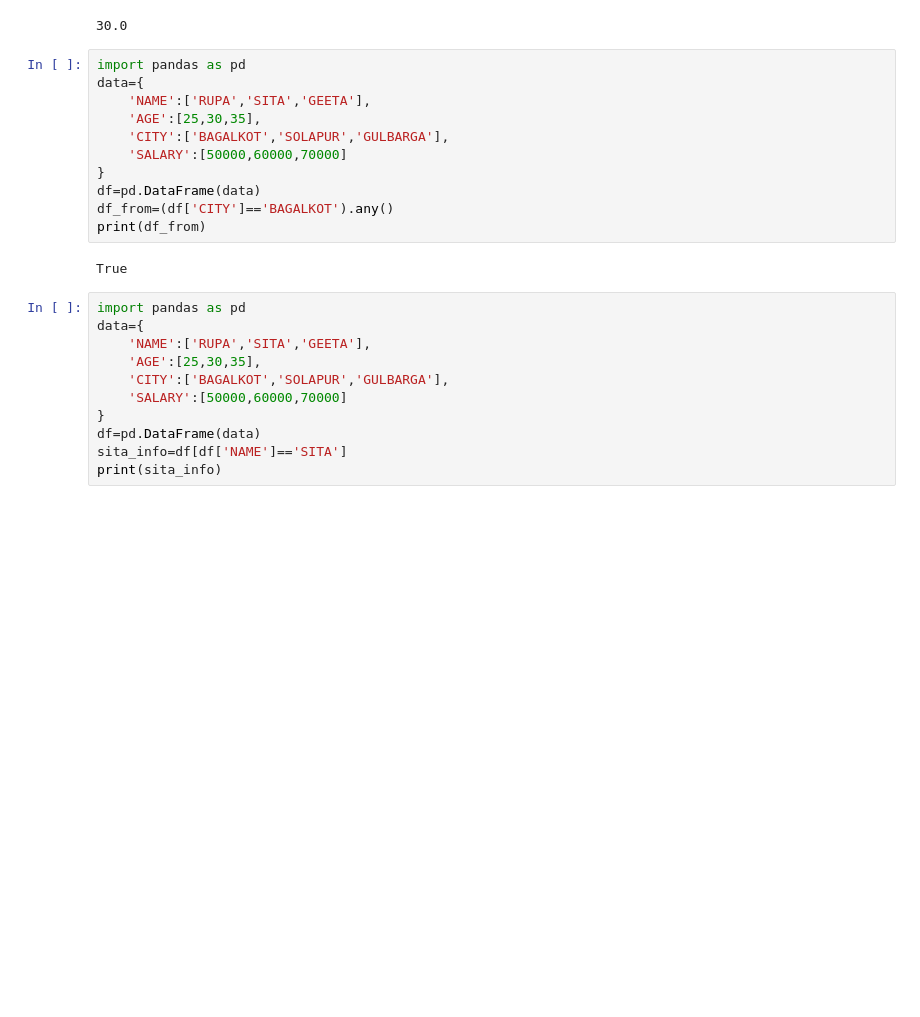
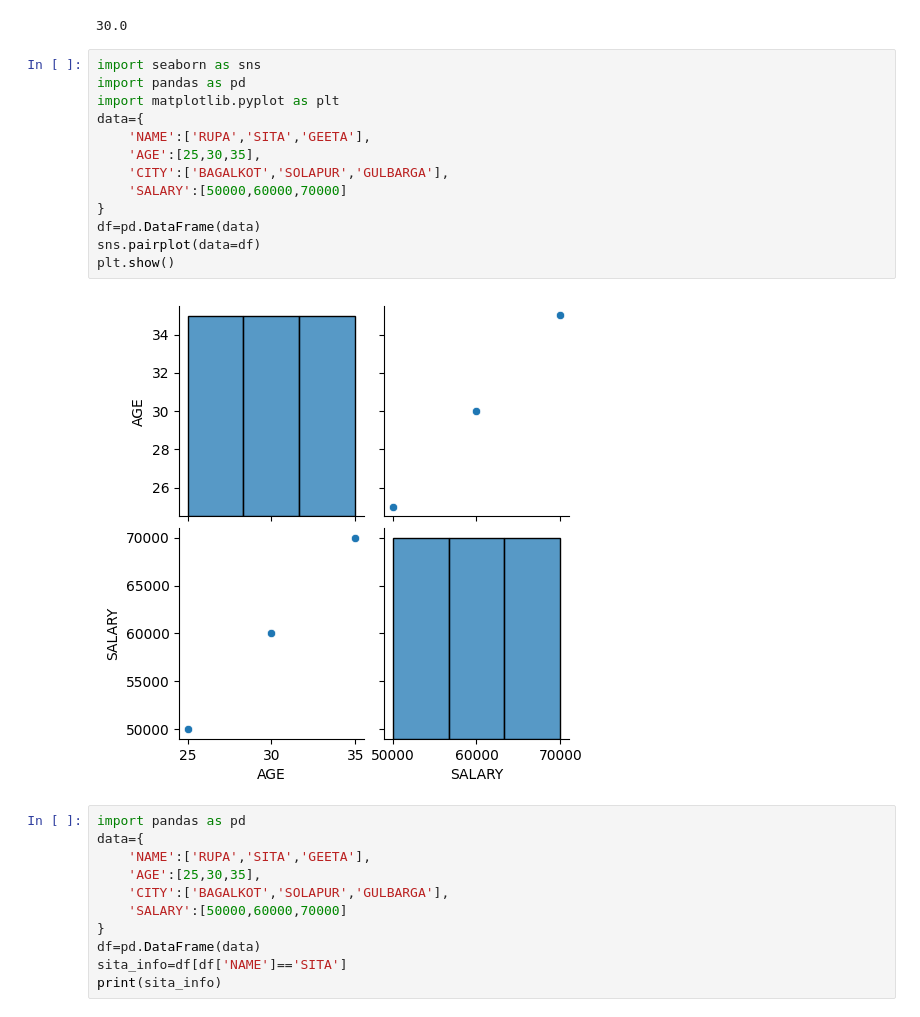
Before and after one commit to Siddappa217/git-22, a Jupyter notebook: Siddapa.ipynb, the cells around one changed output. Drawn from its saved outputs; the diff is of its cells as text; blank space fills up the shorter version.

```diff
--- a/Siddapa.ipynb
+++ b/Siddapa.ipynb
@@ -187,18 +187,20 @@ print(df_age)
 # %% [output]
 30.0
 # %%
+import seaborn as sns
 import pandas as pd
+import matplotlib.pyplot as plt
 data={
     'NAME':['RUPA','SITA','GEETA'],
     'AGE':[25,30,35],
     'CITY':['BAGALKOT','SOLAPUR','GULBARGA'],
     'SALARY':[50000,60000,70000]
 }
 df=pd.DataFrame(data)
-df_from=(df['CITY']=='BAGALKOT').any()
-print(df_from)
+sns.pairplot(data=df)
+plt.show()
 # %% [output]
-True
+[figure, added]
 # %%
 import pandas as pd
 data={
```
Also changed, not shown: parts of 49 cells of this notebook.
